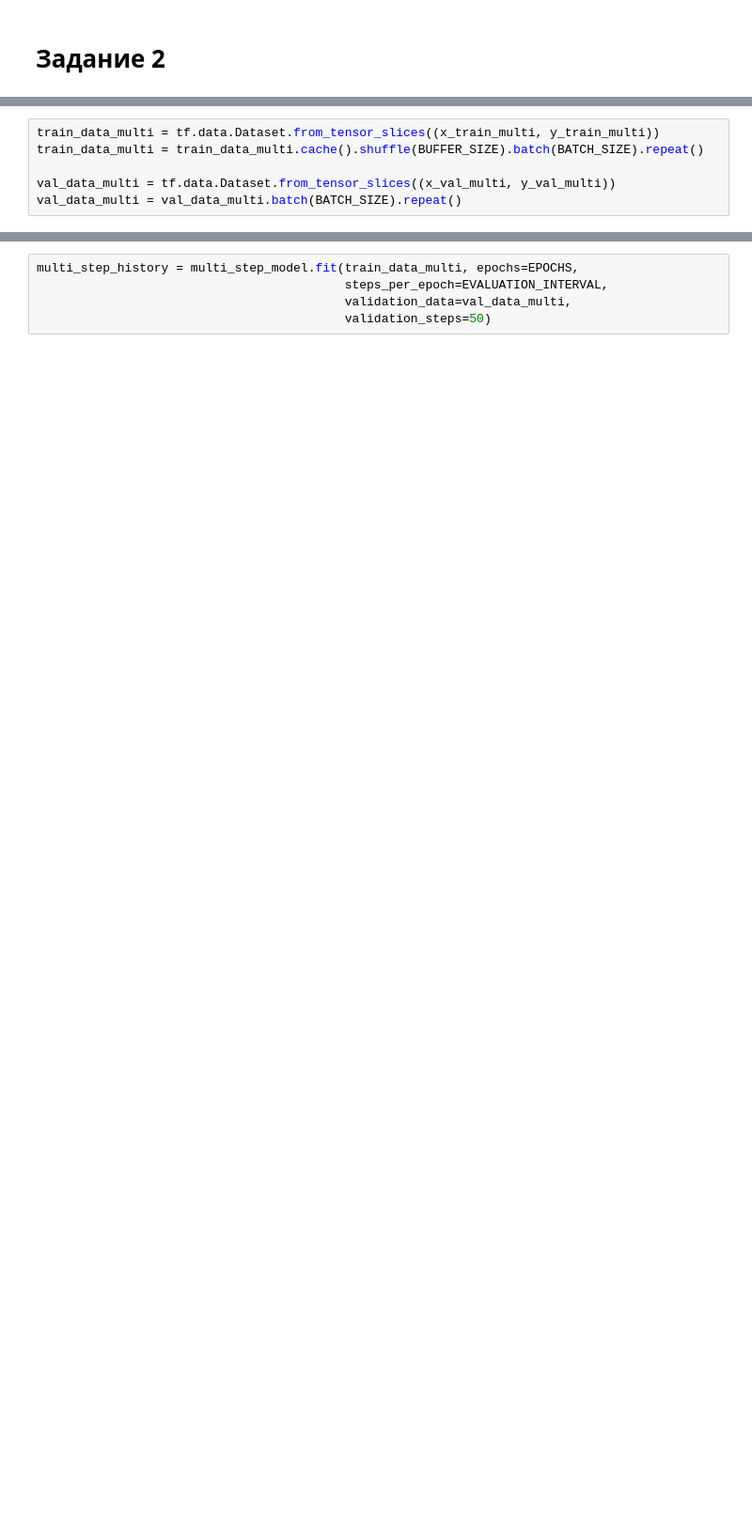
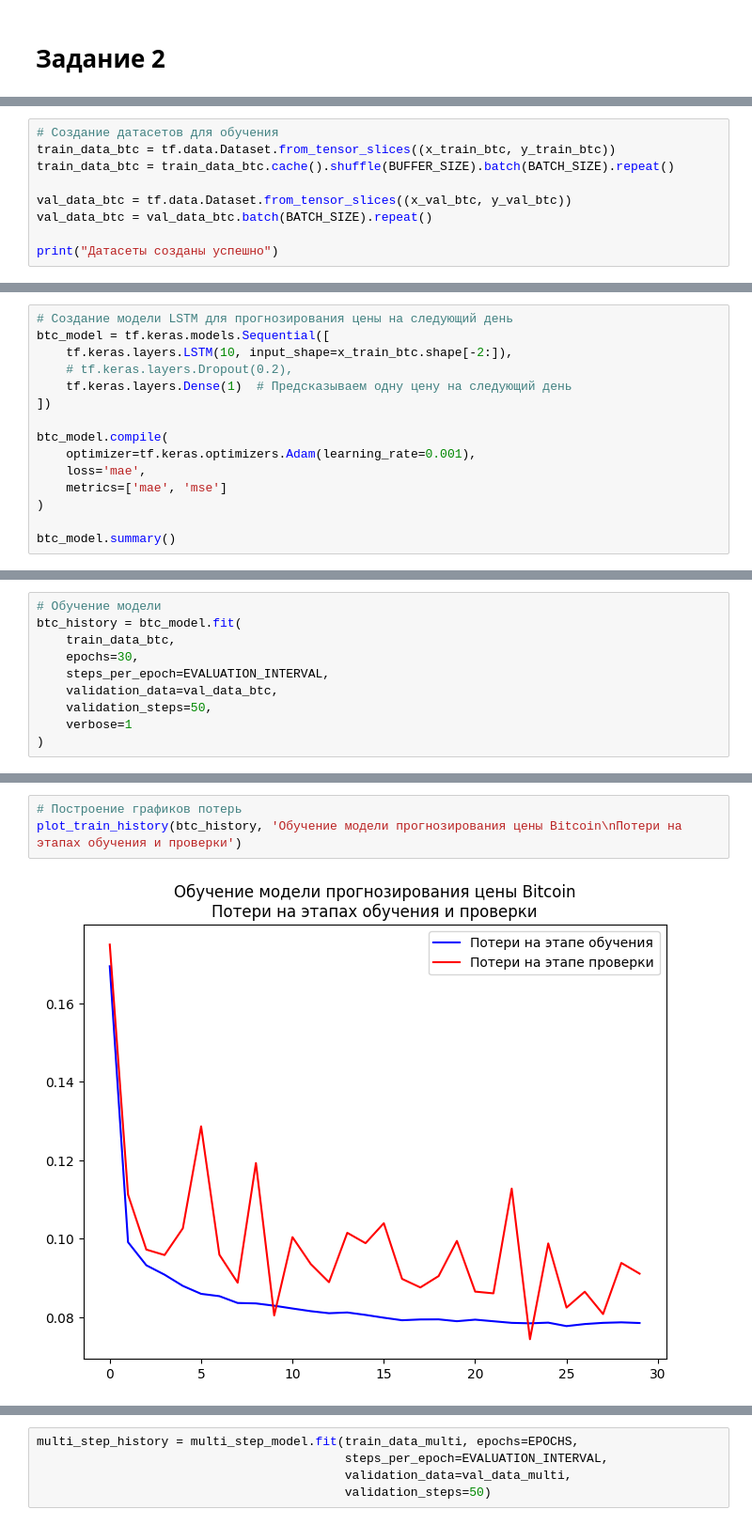
Before and after one commit to daniilborovoy/nn-course, a Jupyter notebook: notebooks/prediction_time_series_using_RNN.ipynb, the cells around one changed output, grey strips where cells are left out. Shown at 94% size. Drawn from its saved outputs; the diff is of its cells as text; blank space fills up the shorter version.

```diff
--- a/notebooks/prediction_time_series_using_RNN.ipynb
+++ b/notebooks/prediction_time_series_using_RNN.ipynb
@@ -742,6 +817,9 @@ x_val_multi, y_val_multi = multivariate_data(dataset, dataset[:, 1],
 # %%
-train_data_multi = tf.data.Dataset.from_tensor_slices((x_train_multi, y_train_multi))
-train_data_multi = train_data_multi.cache().shuffle(BUFFER_SIZE).batch(BATCH_SIZE).repeat()
+# Создание датасетов для обучения
+train_data_btc = tf.data.Dataset.from_tensor_slices((x_train_btc, y_train_btc))
+train_data_btc = train_data_btc.cache().shuffle(BUFFER_SIZE).batch(BATCH_SIZE).repeat()
 
-val_data_multi = tf.data.Dataset.from_tensor_slices((x_val_multi, y_val_multi))
-val_data_multi = val_data_multi.batch(BATCH_SIZE).repeat()
+val_data_btc = tf.data.Dataset.from_tensor_slices((x_val_btc, y_val_btc))
+val_data_btc = val_data_btc.batch(BATCH_SIZE).repeat()
+
+print("Датасеты созданы успешно")
@@ -747,0 +830,15 @@ val_data_multi = val_data_multi.batch(BATCH_SIZE).repeat()
+# %%
+# Создание модели LSTM для прогнозирования цены на следующий день
+btc_model = tf.keras.models.Sequential([
+    tf.keras.layers.LSTM(10, input_shape=x_train_btc.shape[-2:]),
+    # tf.keras.layers.Dropout(0.2),
+    tf.keras.layers.Dense(1)  # Предсказываем одну цену на следующий день
+])
+
+btc_model.compile(
+    optimizer=tf.keras.optimizers.Adam(learning_rate=0.001),
+    loss='mae',
+    metrics=['mae', 'mse']
+)
+
+btc_model.summary()
@@ -747,0 +861,10 @@ val_data_multi = val_data_multi.batch(BATCH_SIZE).repeat()
+# %%
+# Обучение модели
+btc_history = btc_model.fit(
+    train_data_btc,
+    epochs=30,
+    steps_per_epoch=EVALUATION_INTERVAL,
+    validation_data=val_data_btc,
+    validation_steps=50,
+    verbose=1
+)
@@ -747,0 +891,5 @@ val_data_multi = val_data_multi.batch(BATCH_SIZE).repeat()
+# %%
+# Построение графиков потерь
+plot_train_history(btc_history, 'Обучение модели прогнозирования цены Bitcoin\nПотери на этапах обучения и проверки')
+# %% [output]
+[figure, added]
```
Also changed, not shown: parts of 14 cells of this notebook.
